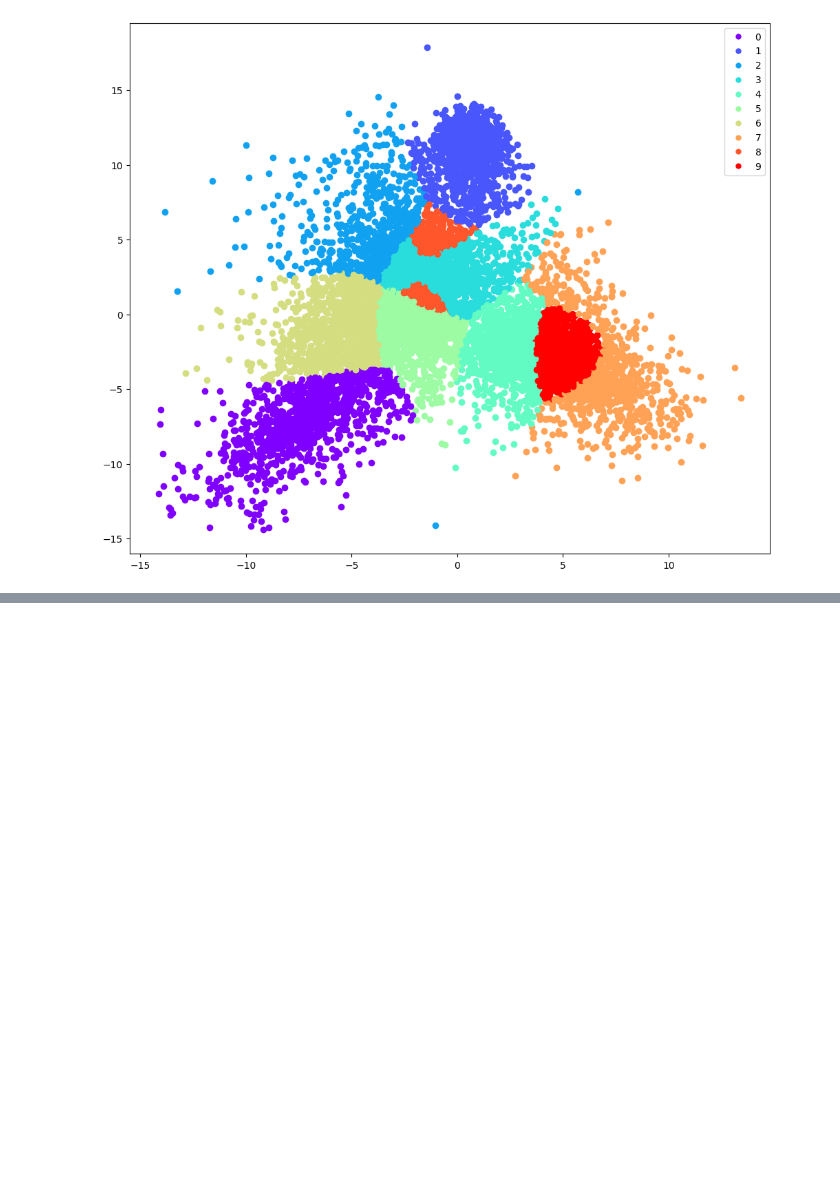
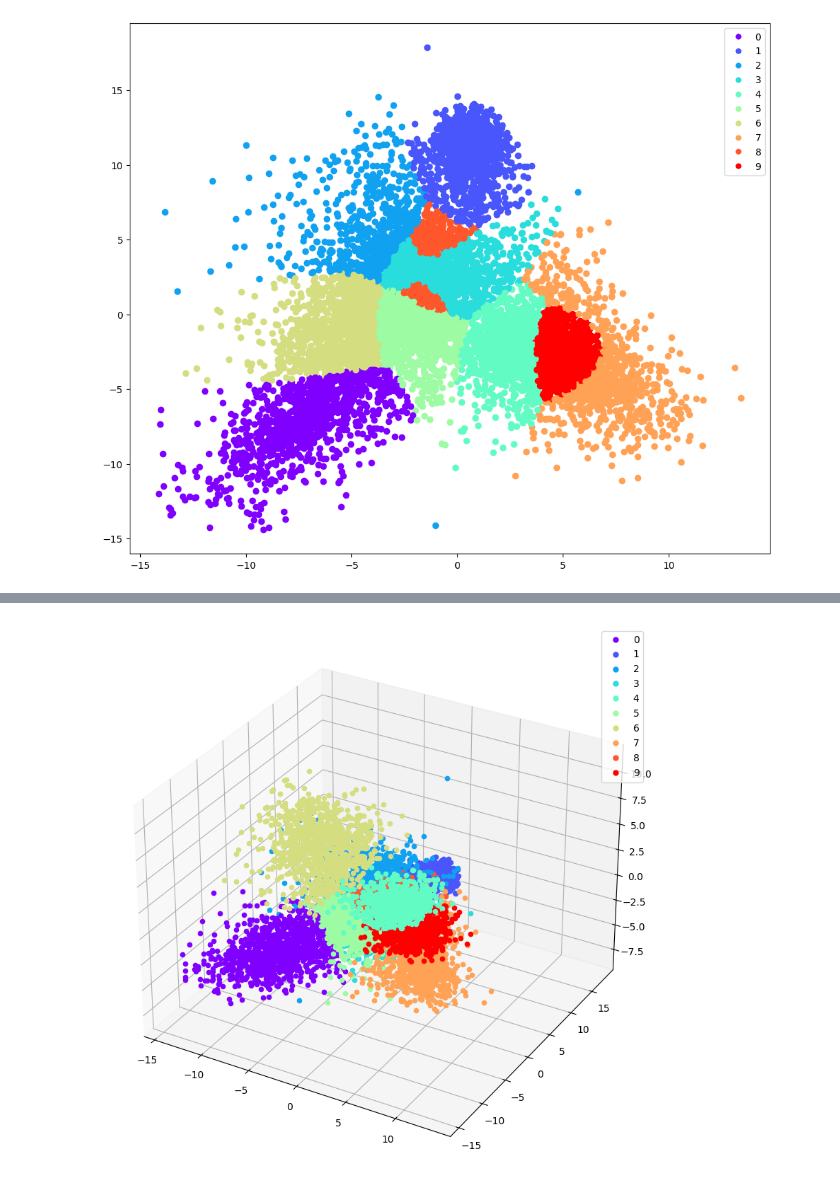
Before and after one commit to TimRoss/OCR, a Jupyter notebook: CPUcode.ipynb, the cells around one changed output, grey strips where cells are left out. Cells and saved outputs as stored; diff of their text form; code cells hidden in the pictures; blank space fills up the shorter version.

```diff
--- a/CPUcode.ipynb
+++ b/CPUcode.ipynb
@@ -243,0 +260,12 @@ plt.show()
+# %%
+# Plot predicted data in 3 dimensions with predicted labels
+
+fig = plt.figure(figsize=(12,10))
+ax = fig.add_subplot(projection="3d")
+for point,pred in zip(projectedData.real,predictions):
+  ax.scatter(point[0],point[1], point[2], color = colors[pred])
+
+plt.legend(handles=customLegendPoints)
+plt.show()
+# %% [output]
+[figure, added]
```
Also changed, not shown: parts of 2 cells of this notebook.
